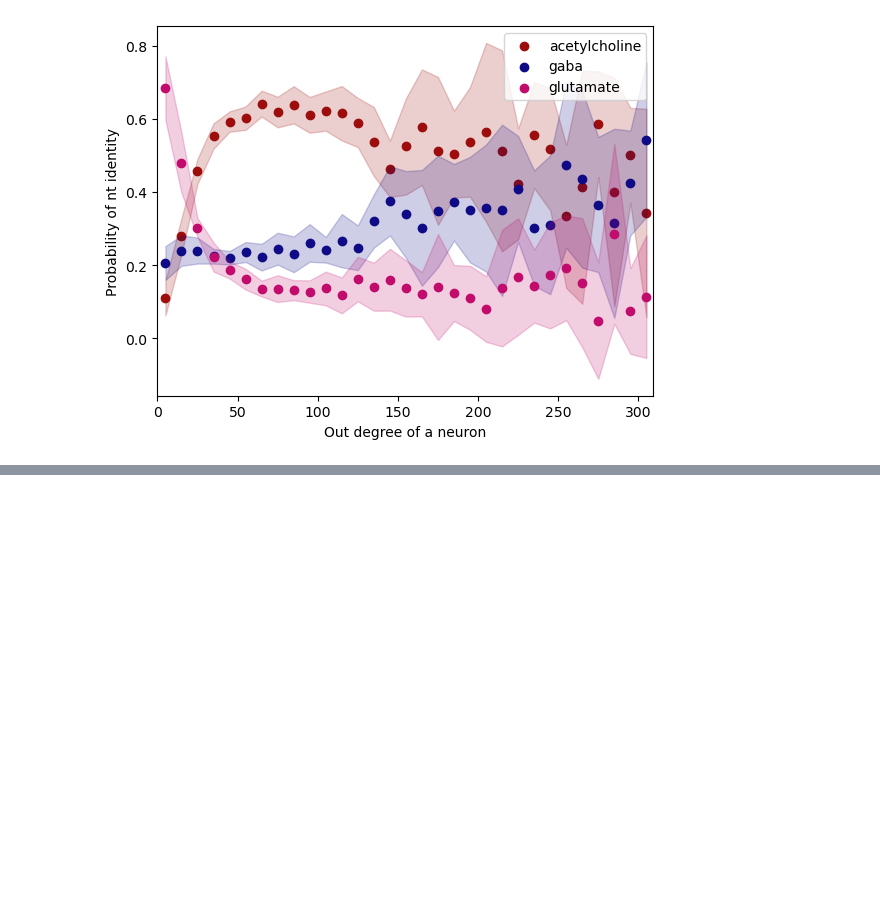
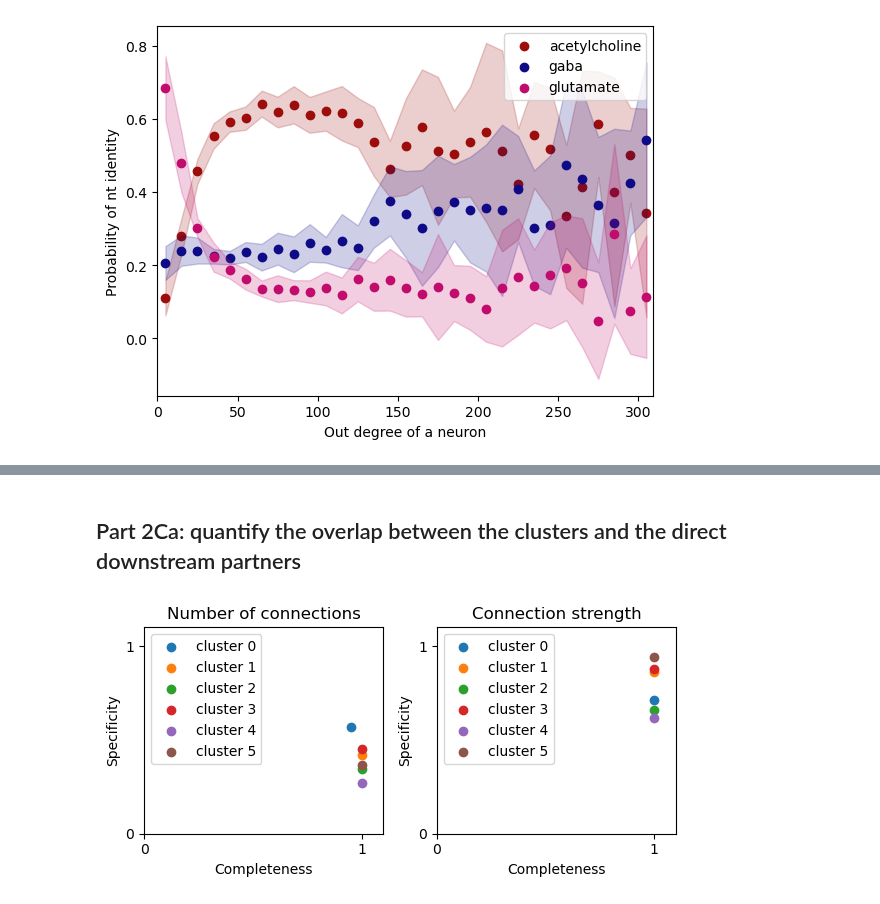
Before and after one commit to NeLy-EPFL/vnc_networks, a Jupyter notebook: scripts/generate_plots/muscle_synergies.ipynb, the cells around one changed output, grey strips where cells are left out. Saved outputs shown, nothing was run; the diff lists cells and outputs as text; code cells hidden in the pictures; blank space fills up the shorter version.

```diff
--- a/scripts/generate_plots/muscle_synergies.ipynb
+++ b/scripts/generate_plots/muscle_synergies.ipynb
@@ -736,0 +823,2 @@ There is no degree range for which picking a high degree neuron is more likely t
+# %% [markdown]
+## Part 2Ca: quantify the overlap between the clusters and the direct downstream partners
@@ -736,0 +866,36 @@ There is no degree range for which picking a high degree neuron is more likely t
+# %%
+cluster_list = np.unique(pmn_df['cluster connecting to'])
+fig, axs = plt.subplots(1, 2, figsize=(6,3))
+# left plot: nb_specific vs nb_complete
+# right plot: specific_strength vs complete_strength
+
+for c in cluster_list:
+    premn = pmn_df.loc[pmn_df['cluster connecting to'] == c]["uid"].values
+    mns_in_cluster = sub_info_df.loc[sub_info_df['cluster'] == c]["uid"].values
+    metrics = metric_complete_specific(
+        cm=subnetwork_matrix, premns=premn, mns_in_cluster=mns_in_cluster
+    )
+    axs[0].scatter(metrics["nb_complete"], metrics["nb_specific"], label=f'cluster {c}')
+    axs[1].scatter(metrics["complete_strength"], metrics["specific_strength"], label=f'cluster {c}')
+
+axs[0].set_title("Number of connections")
+axs[1].set_title("Connection strength")
+
+for ax in axs:
+    ax.set_xlabel("Completeness")
+    ax.set_ylabel("Specificity")
+    ax.set_xlim([0, 1.1])
+    ax.set_xticks([0,1])
+    ax.set_ylim([0, 1.1])
+    ax.set_yticks([0,1])
+    ax.legend(loc='upper left')
+plt.tight_layout()
+
+if savefigs:
+    plt.savefig(
+        os.path.join(MDN_FIGS, "completeness_vs_specificity_cluster_premns_MDN.pdf"),
+        dpi=params.DPI,
+        bbox_inches="tight",
+    )
+# %% [output]
+[figure, added]
```
Also changed, not shown: parts of 21 cells of this notebook, 3 other files.
